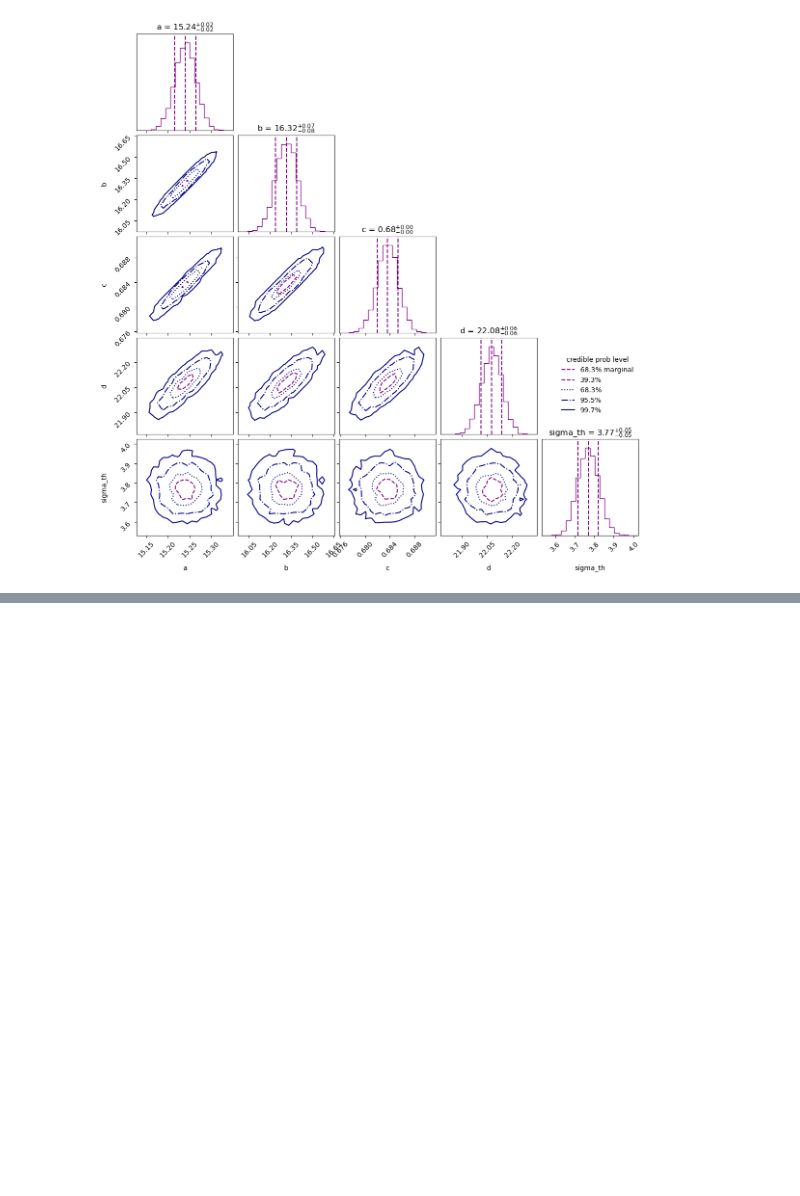
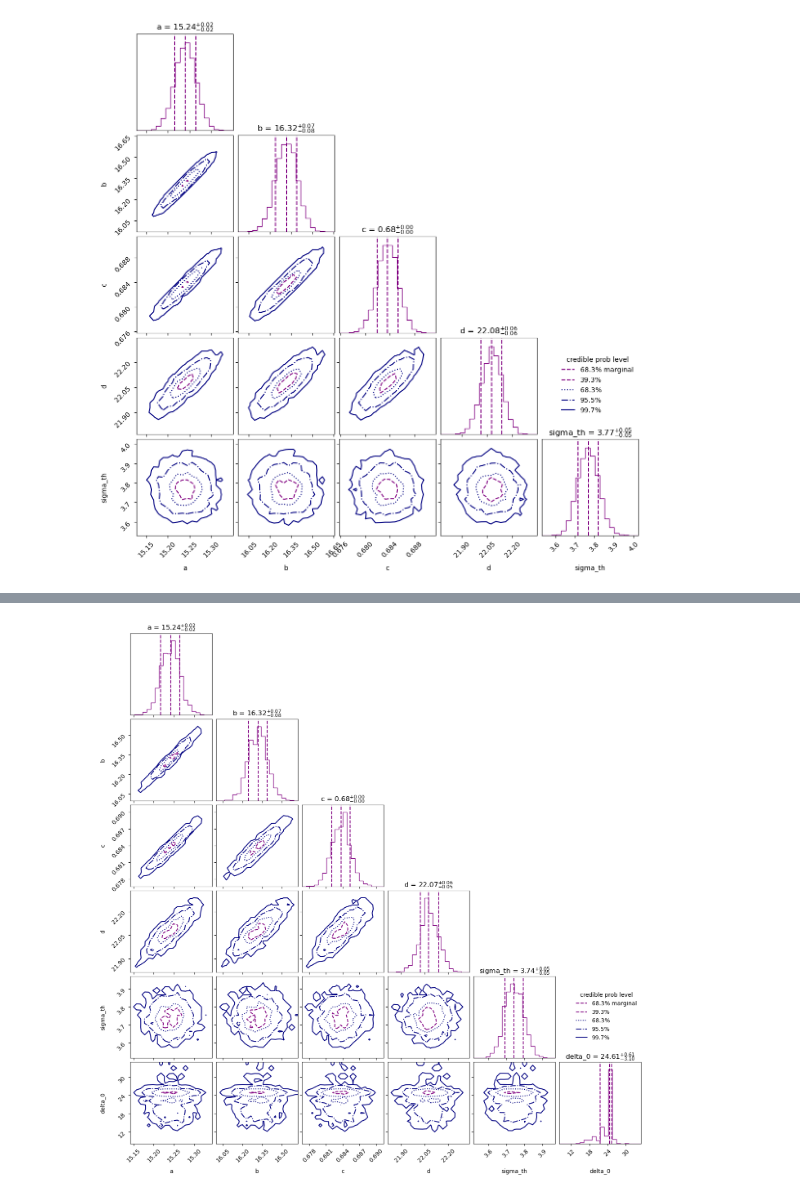
Before and after one commit to maddoc-g/5_masse_nucleari, a Jupyter notebook: masse_nucleari.ipynb, the cells around one changed output, grey strips where cells are left out. Cells and saved outputs as stored; diff of their text form; code cells hidden in the pictures; blank space fills up the shorter version.

```diff
--- a/masse_nucleari.ipynb
+++ b/masse_nucleari.ipynb
@@ -85,8 +85,29 @@ def prior(cube):
     sigma_th = cube[4] * 10
     return [a, b, c, d, sigma_th]
 
+def prior_2(cube):
+    a = 10 * cube[0] * 10
+    b = 10.0 * cube[1] * 15
+    c = cube[2] * 2
+    d =  10 * cube[3] * 25
+    sigma_th = cube[4] * 10
+    delta_0 = 30 + cube[5] * 40
+    return [a, b, c, d, sigma_th, delta_0]
+
 def model(A, Z, N, a, b, c, d):
     return a * A - b * A**(2/3) - c*(Z* (Z - 1) / (A**(1/3))) - d * (N-Z)**2 / A
+
+def model_2(A, Z, N, a, b, c, d, delta_0):
+    delta = np.zeros_like(A)
+    # Calcoliamo il termine di accoppiamento delta
+    for i in range(len(A)):
+        if N[i] % 2 == 0 and Z[i] % 2 == 0:
+            delta[i] = delta_0 / A[i]**(3/4)  # nuclei pari-pari
+        elif N[i] % 2 == 1 and Z[i] % 2 == 1:
+            delta[i] = -delta_0 / A[i]**(3/4) # nuclei dispari-dispari
+        else:
+            delta[i] = 0  # nuclei pari-dispari
+    return a * A - b * A**(2/3) - c*(Z* (Z - 1) / (A**(1/3))) - d * (N-Z)**2 / A + delta
 
 def log_likelihood(params):
     a, b, c, d, sigma_th = params
@@ -101,6 +122,20 @@ def log_likelihood(params):
     # Log-likelihood usando l'incertezza totale
     logL = -0.5 * np.sum(((BE_obs - BE_model) / sigma_tot)**2 + np.log(2 * np.pi * sigma_tot**2))
     return logL
+
+def log_likelihood_2(params):
+    a, b, c, d, sigma_th, delta_0 = params
+    A = df['A'].values
+    Z = df['Z'].values
+    N = df['N'].values
+    BE_obs = (df['binding'].values /1000)*A  # Convertiamo da KeV a MeV
+    BE_model = model_2(A, Z, N, a, b, c, d, delta_0)
+    sigma_exp = (df['binding_unc'].values / 1000) * A  # in MeV
+    sigma_tot = np.sqrt(sigma_exp**2 + sigma_th**2)
+
+    # Log-likelihood usando l'incertezza totale
+    logL = -0.5 * np.sum(((BE_obs - BE_model) / sigma_tot)**2 + np.log(2 * np.pi * sigma_tot**2))
+    return logL
 # %%
 #run ultranest
 sampler = ultranest.ReactiveNestedSampler(['a', 'b', 'c', 'd', 'sigma_th'], log_likelihood, prior)
@@ -132,0 +172,5 @@ cornerplot = sampler.plot_corner()
+# %%
+#run ultranest
+sampler2 = ultranest.ReactiveNestedSampler(['a', 'b', 'c', 'd', 'sigma_th', 'delta_0'], log_likelihood_2, prior_2)
+result2 = sampler2.run(min_num_live_points=200, dKL=np.inf, min_ess=50)
+print(result2)
@@ -132,0 +182,4 @@ cornerplot = sampler.plot_corner()
+# %%
+cornerplot2 = sampler2.plot_corner()
+# %% [output]
+[figure, added]
```
Also changed, not shown: parts of 3 cells of this notebook.
